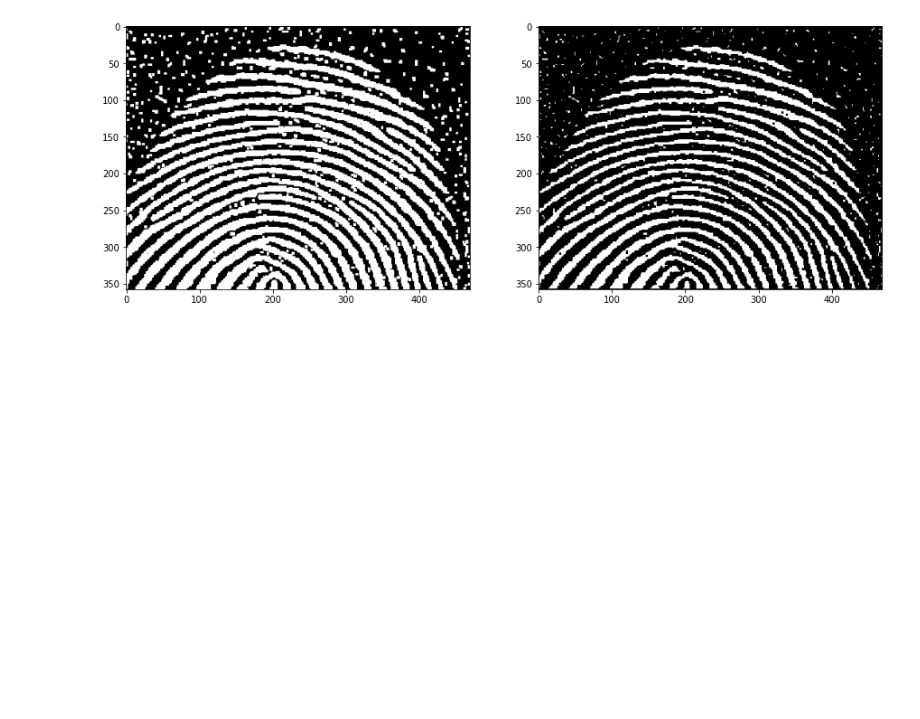
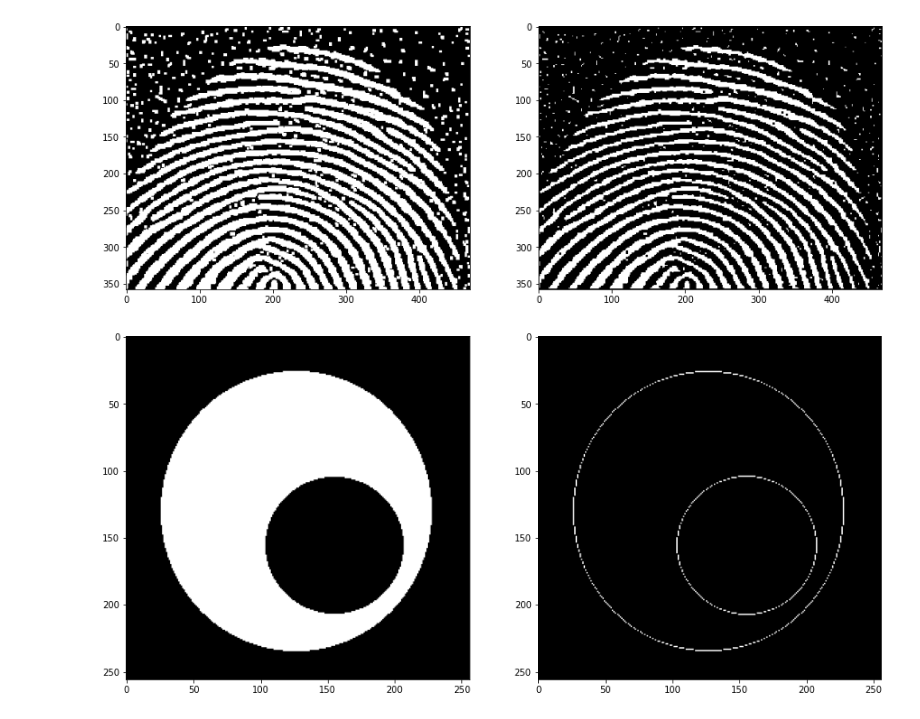
Before and after one commit to samiparnab2/Image-Processing-OpenCV-python, a Jupyter notebook: Morphological.ipynb, the cells around one changed output. Saved outputs shown, nothing was run; the diff lists cells and outputs as text; code cells hidden in the pictures; blank space fills up the shorter version.

```diff
--- a/Morphological.ipynb
+++ b/Morphological.ipynb
@@ -3,8 +3,7 @@ import cv2
 import matplotlib.pyplot as plt
 import numpy as np
 # %%
-p=input("enter path of image")
-img=cv2.imread('images/'+p,0)
+img=cv2.imread('images/morph1.png',0)
 plt.imshow(img,cmap='gray')
 plt.show()
 # %% [output]
@@ -106,3 +97,43 @@ op=erosion(op,si)
 # %% [output]
 [figure]
 [figure]
+# %%
+########## HIT AND MISS TRANSFORM   #######################
+def con(m1,m2):
+    for i in range(3):
+        for j in range(3):
+            if(m2[i,j]!=2):
+                if(m2[i,j]!=m1[i,j]):
+                    return False
+    return True
+
+def hitandmiss(img,se):
+    img_pad=np.zeros((img.shape[0]+2,img.shape[1]+2),dtype=np.uint8)
+    img_pad[1:img.shape[0]+1,1:img.shape[1]+1]=img+0
+    img_res=np.zeros((img.shape[0],img.shape[1]),dtype=np.uint8)
+    img_tmp=img_res+0
+    for k in range(len(se)):
+        for i in range(0,img.shape[0]):
+            for j in range(0,img.shape[1]):
+                if(con(img_pad[i:i+3,j:j+3],se[k])==True):
+                    img_tmp[i,j]=255
+        img_res= img_res | img_tmp
+    return img_res
+se=[]
+se.append(np.array([[2,255,2],[0,255,255],[0,0,2]],dtype=np.uint8))
+se.append(np.array([[2,255,2],[255,255,0],[2,0,0]],dtype=np.uint8))
+se.append(np.array([[2,0,0],[255,255,0],[2,255,2]],dtype=np.uint8))
+se.append(np.array([[0,0,2],[0,255,255],[2,255,2]],dtype=np.uint8))
+se.append(np.array([[255,255,255],[255,255,255],[0,0,0]],dtype=np.uint8))
+se.append(np.array([[0,0,0],[255,255,255],[255,255,255]],dtype=np.uint8))
+se.append(np.array([[255,255,0],[255,255,0],[255,255,0]],dtype=np.uint8))
+se.append(np.array([[0,255,255],[0,255,255],[0,255,255]],dtype=np.uint8))
+im=cv2.imread("images/art7.png",0)
+plt.figure(figsize=(15,15))
+plt.subplot(1,2,1)
+plt.imshow(im,cmap='gray')
+plt.subplot(1,2,2)
+plt.imshow(hitandmiss(im,kernel),cmap='gray')
+plt.show()
+# %% [output]
+[figure, added]
```
Also changed, not shown: parts of 3 cells of this notebook, 2 other files.
